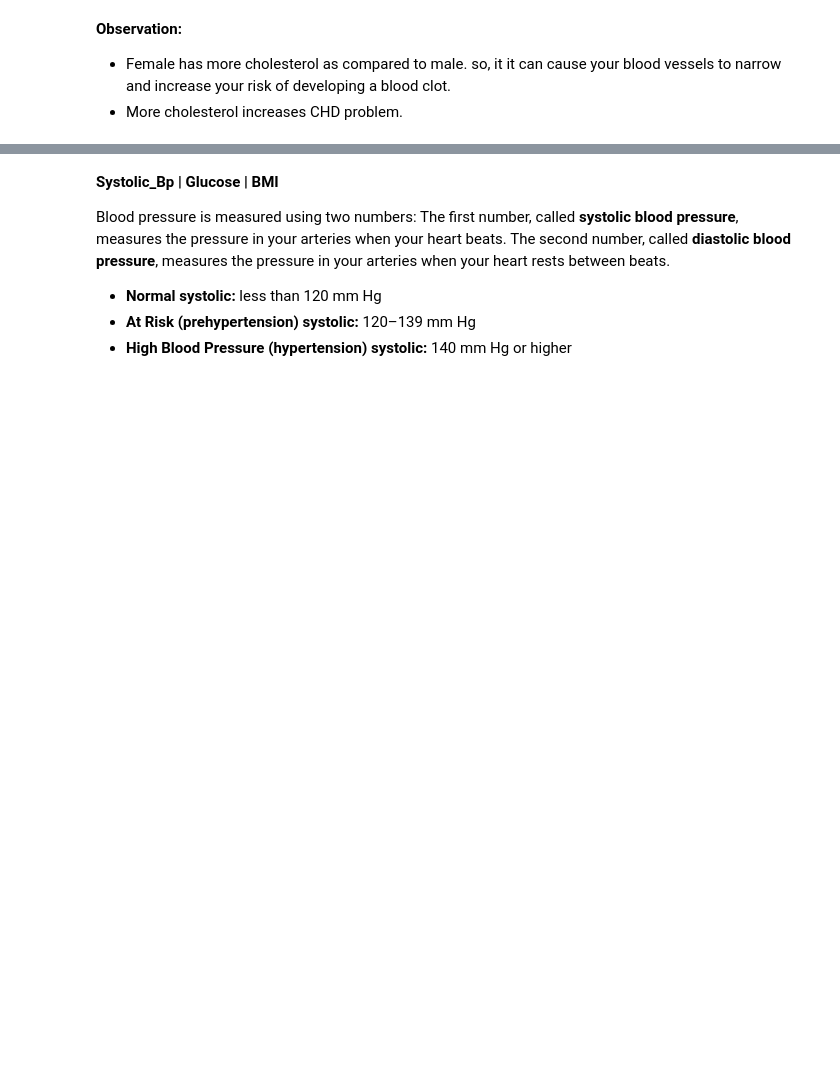
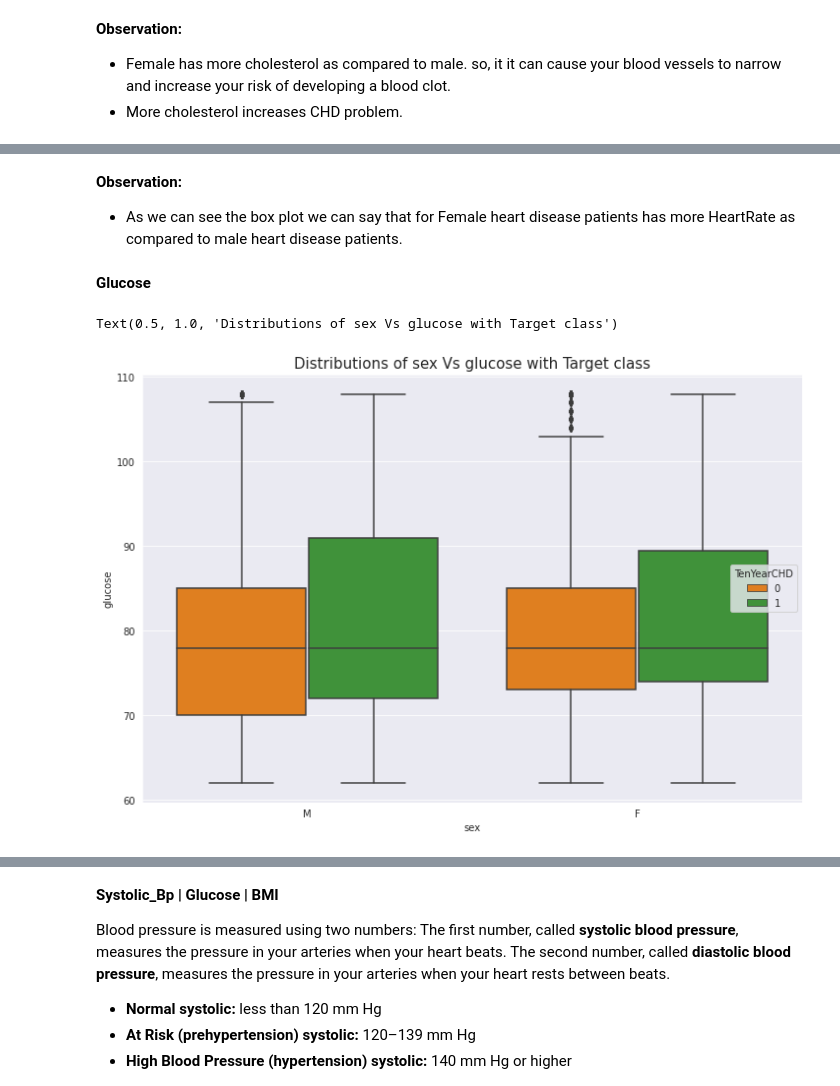
Before and after one commit to victorious07/Cardiovascular-Risk-Prediction, a Jupyter notebook: Cardiovascular_Risk_Prediction_Capstone_Project.ipynb, the cells around one changed output, grey strips where cells are left out. Cells and saved outputs as stored; diff of their text form; code cells hidden in the pictures; blank space fills up the shorter version.

```diff
--- a/Cardiovascular_Risk_Prediction_Capstone_Project.ipynb
+++ b/Cardiovascular_Risk_Prediction_Capstone_Project.ipynb
@@ -484,0 +496,13 @@ fig.show()
+# %% [markdown]
+**Observation:**
+* As we can see the box plot we can say that for Female heart disease patients has more HeartRate as compared to male heart disease patients.
+# %% [markdown]
+**Glucose**
+# %%
+#ploting the boxplot between sex variable and glucose variable with target class
+plt.figure(figsize=(12,8))
+sns.boxplot(data=cardiovascular_risk,x="sex", y='glucose',hue="TenYearCHD",palette = 'Paired_r')
+plt.title("Distributions of sex Vs glucose with Target class",fontsize=15)
+# %% [output]
+Text(0.5, 1.0, 'Distributions of sex Vs glucose with Target class')
+[figure, added]
```
Also changed, not shown: parts of 12 cells of this notebook.
